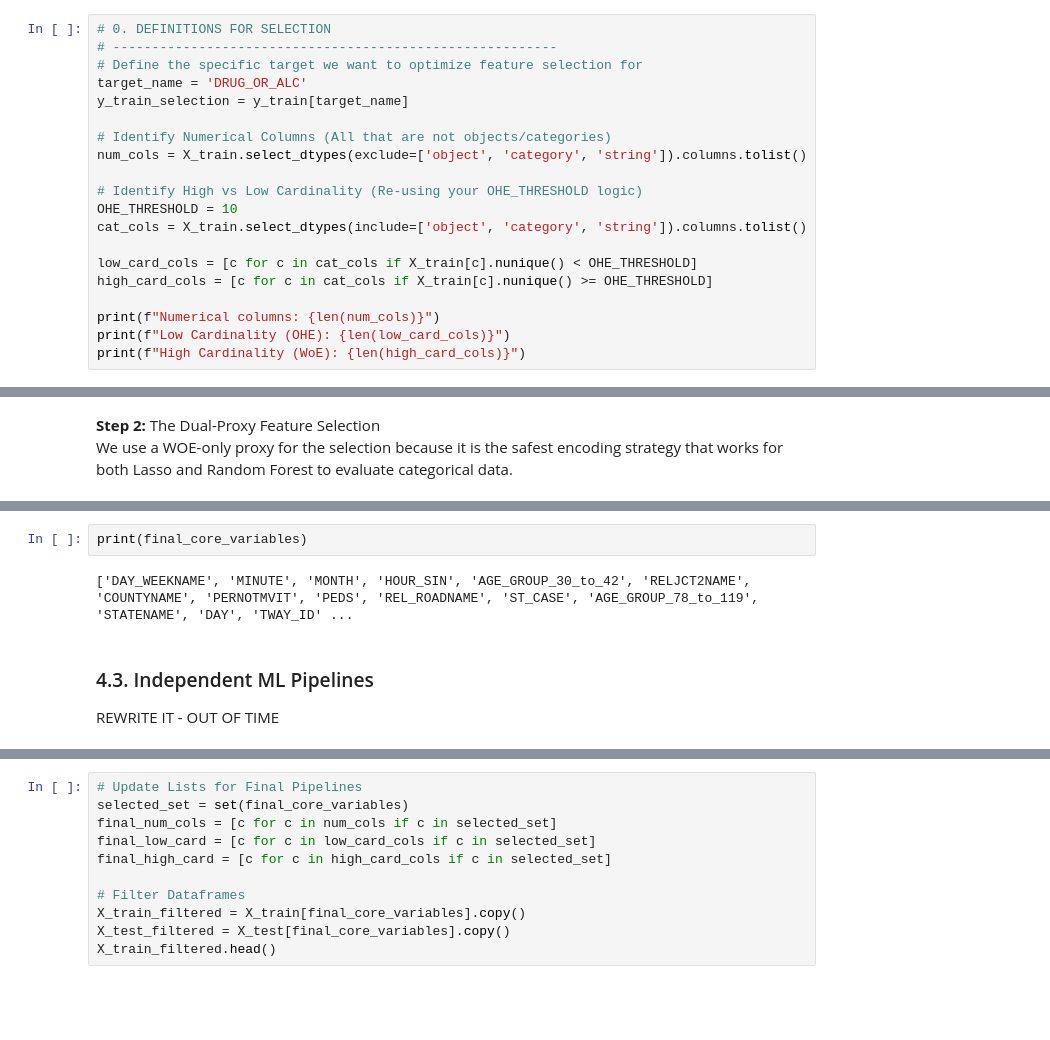
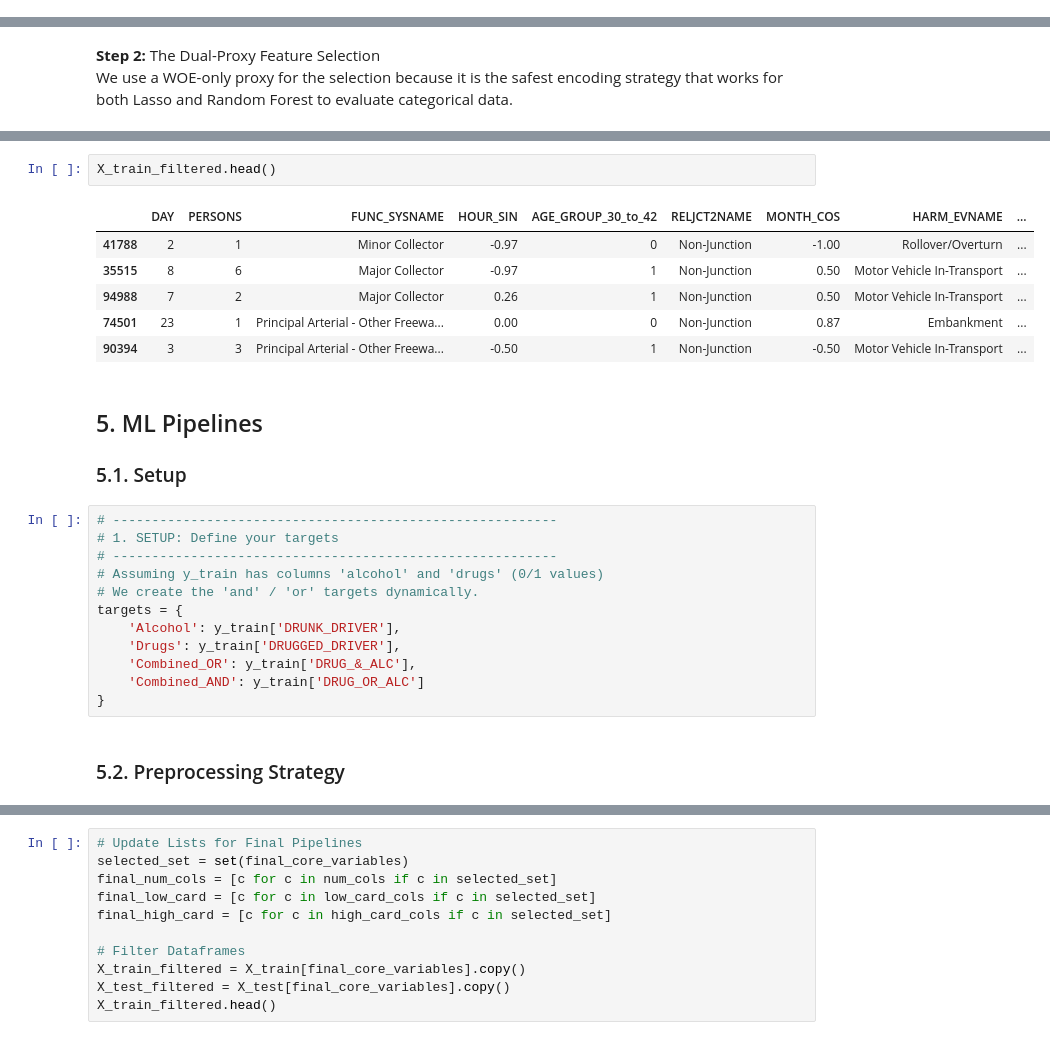
Before and after one commit to PFans-201/US_accidents_project, a Jupyter notebook: FDS_G5_PROJECT.ipynb, the cells around one changed output, grey strips where cells are left out. Cells and saved outputs as stored; diff of their text form; blank space fills up the shorter version.

```diff
--- a/FDS_G5_PROJECT.ipynb
+++ b/FDS_G5_PROJECT.ipynb
@@ -1553,23 +1636,3 @@ The transformation is defined as:
 $$
 WOE_i = \ln \left( \frac{P(\text{Non-Event}|X=i)}{P(\text{Event}|X=i)} \right)
 $$
-# %%
-# 0. DEFINITIONS FOR SELECTION
-# ---------------------------------------------------------
-# Define the specific target we want to optimize feature selection for
-target_name = 'DRUG_OR_ALC'
-y_train_selection = y_train[target_name]
-
-# Identify Numerical Columns (All that are not objects/categories)
-num_cols = X_train.select_dtypes(exclude=['object', 'category', 'string']).columns.tolist()
-
-# Identify High vs Low Cardinality (Re-using your OHE_THRESHOLD logic)
-OHE_THRESHOLD = 10
-cat_cols = X_train.select_dtypes(include=['object', 'category', 'string']).columns.tolist()
-
-low_card_cols = [c for c in cat_cols if X_train[c].nunique() < OHE_THRESHOLD]
-high_card_cols = [c for c in cat_cols if X_train[c].nunique() >= OHE_THRESHOLD]
-
-print(f"Numerical columns: {len(num_cols)}")
-print(f"Low Cardinality (OHE): {len(low_card_cols)}")
-print(f"High Cardinality (WoE): {len(high_card_cols)}")
@@ -1672,8 +1773,27 @@ Dropped: 20 variables
 # %%
-print(final_core_variables)
+X_train_filtered.head()
 # %% [output]
-['DAY_WEEKNAME', 'MINUTE', 'MONTH', 'HOUR_SIN', 'AGE_GROUP_30_to_42', 'RELJCT2NAME', 'COUNTYNAME', 'PERNOTMVIT', 'PEDS', 'REL_ROADNAME', 'ST_CASE', 'AGE_GROUP_78_to_119', 'STATENAME', 'DAY', 'TWAY_ID' ...
+|  | DAY | PERSONS | FUNC_SYSNAME | HOUR_SIN | AGE_GROUP_30_to_42 | RELJCT2NAME | MONTH_COS | HARM_EVNAME | ... |
+| 41788 | 2 | 1 | Minor Collector | -0.97 | 0 | Non-Junction | -1.00 | Rollover/Overturn | ... |
+| 35515 | 8 | 6 | Major Collector | -0.97 | 1 | Non-Junction | 0.50 | Motor Vehicle In-Transport | ... |
+| 94988 | 7 | 2 | Major Collector | 0.26 | 1 | Non-Junction | 0.50 | Motor Vehicle In-Transport | ... |
+| 74501 | 23 | 1 | Principal Arterial - Other Freewa... | 0.00 | 0 | Non-Junction | 0.87 | Embankment | ... |
+| 90394 | 3 | 3 | Principal Arterial - Other Freewa... | -0.50 | 1 | Non-Junction | -0.50 | Motor Vehicle In-Transport | ... |
 # %% [markdown]
-### 4.3. Independent ML Pipelines
+## 5. ML Pipelines
 
-REWRITE IT - OUT OF TIME
+### 5.1. Setup
+# %%
+# ---------------------------------------------------------
+# 1. SETUP: Define your targets
+# ---------------------------------------------------------
+# Assuming y_train has columns 'alcohol' and 'drugs' (0/1 values)
+# We create the 'and' / 'or' targets dynamically.
+targets = {
+    'Alcohol': y_train['DRUNK_DRIVER'],
+    'Drugs': y_train['DRUGGED_DRIVER'],
+    'Combined_OR': y_train['DRUG_&_ALC'],
+    'Combined_AND': y_train['DRUG_OR_ALC']
+}
+# %% [markdown]
+### 5.2. Preprocessing Strategy
```
Also changed, not shown: parts of 16 cells of this notebook, 8 other files.
